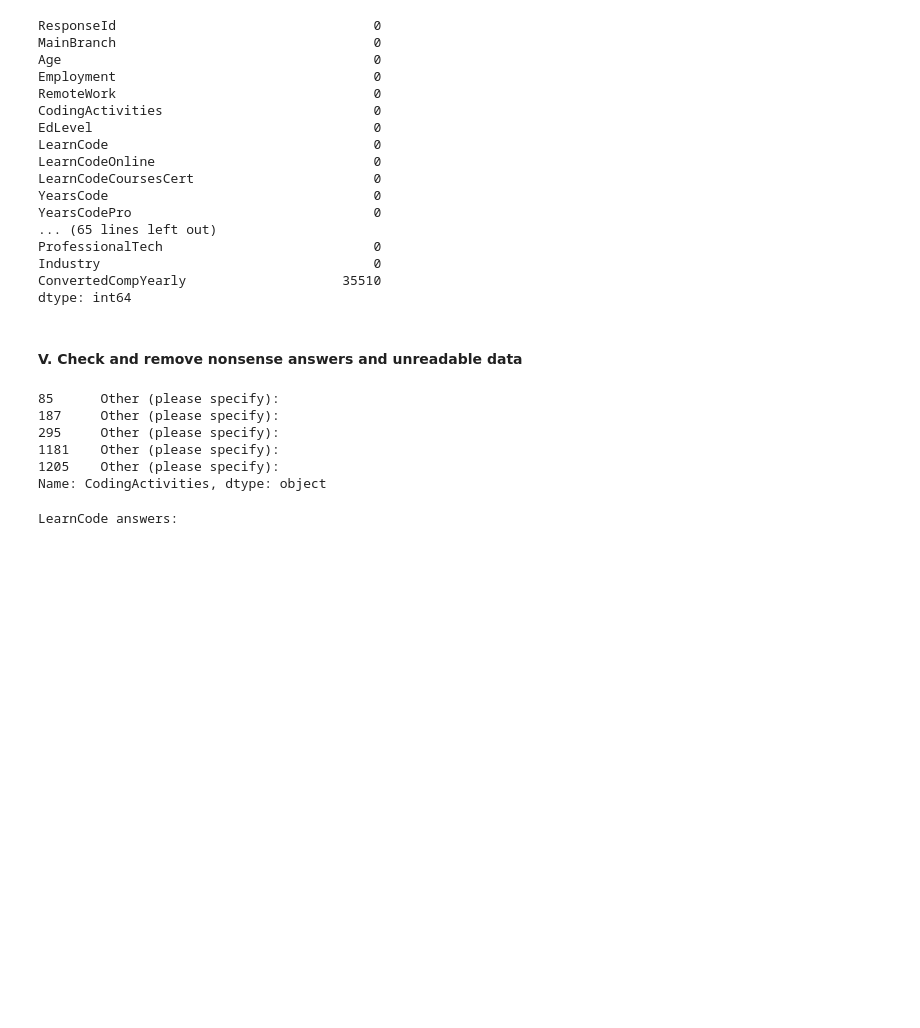
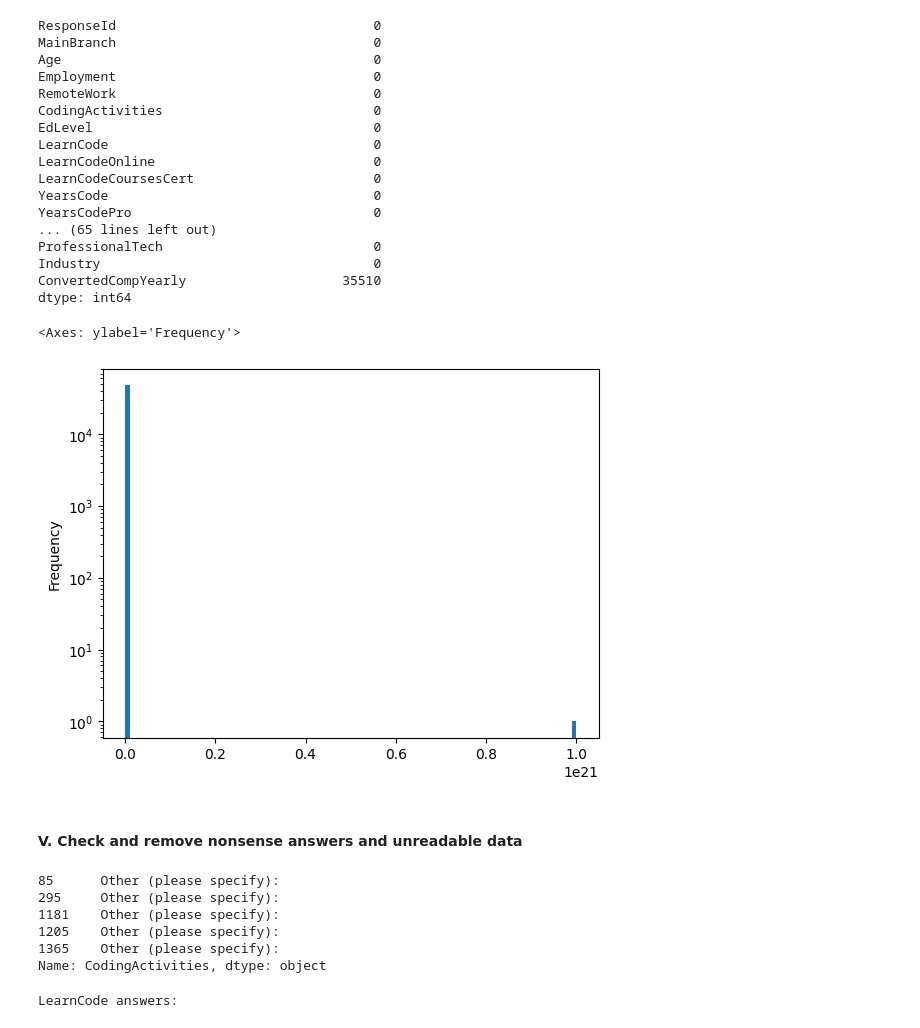
Before and after one commit to KPajak409/Stack-overflow-dev-survey-analysis, a Jupyter notebook: data_preparation&export.ipynb, the cells around one changed output. Drawn from its saved outputs; the diff is of its cells as text; code cells hidden in the pictures; blank space fills up the shorter version.

```diff
--- a/data_preparation&export.ipynb
+++ b/data_preparation&export.ipynb
@@ -101,9 +101,6 @@ ProfessionalTech                        object
 Industry                                object
 ConvertedCompYearly                    float64
 dtype: object
-# %%
-# CompTotal null replace, cast to int
-df['CompTotal'] = df['CompTotal'].fillna(0).astype(np.int64, errors='ignore')
 # %% [markdown]
 #### IV. Threat null values
 # %%
@@ -129,3 +127,11 @@ ProfessionalTech                           0
 Industry                                   0
 ConvertedCompYearly                    35510
 dtype: int64
+# %%
+# Drop rows where code years are not specified
+df.drop(df['YearsCode'][df['YearsCode']  == 'NA'].index, inplace=True)
+# %%
+df['CompTotal'].plot.hist(log=True, bins=100)
+# %% [output]
+<Axes: ylabel='Frequency'>
+[figure, added]
@@ -148,10 +157,10 @@ with pd.option_context('display.max_rows', None, 'display.max_colwidth', None):
         ].head(5))
 # %% [output]
 85      Other (please specify):
-187     Other (please specify):
 295     Other (please specify):
 1181    Other (please specify):
 1205    Other (please specify):
+1365    Other (please specify):
 Name: CodingActivities, dtype: object
 # %%
 # more effective approach
```
Also changed, not shown: parts of 17 cells of this notebook, 1 other file.
